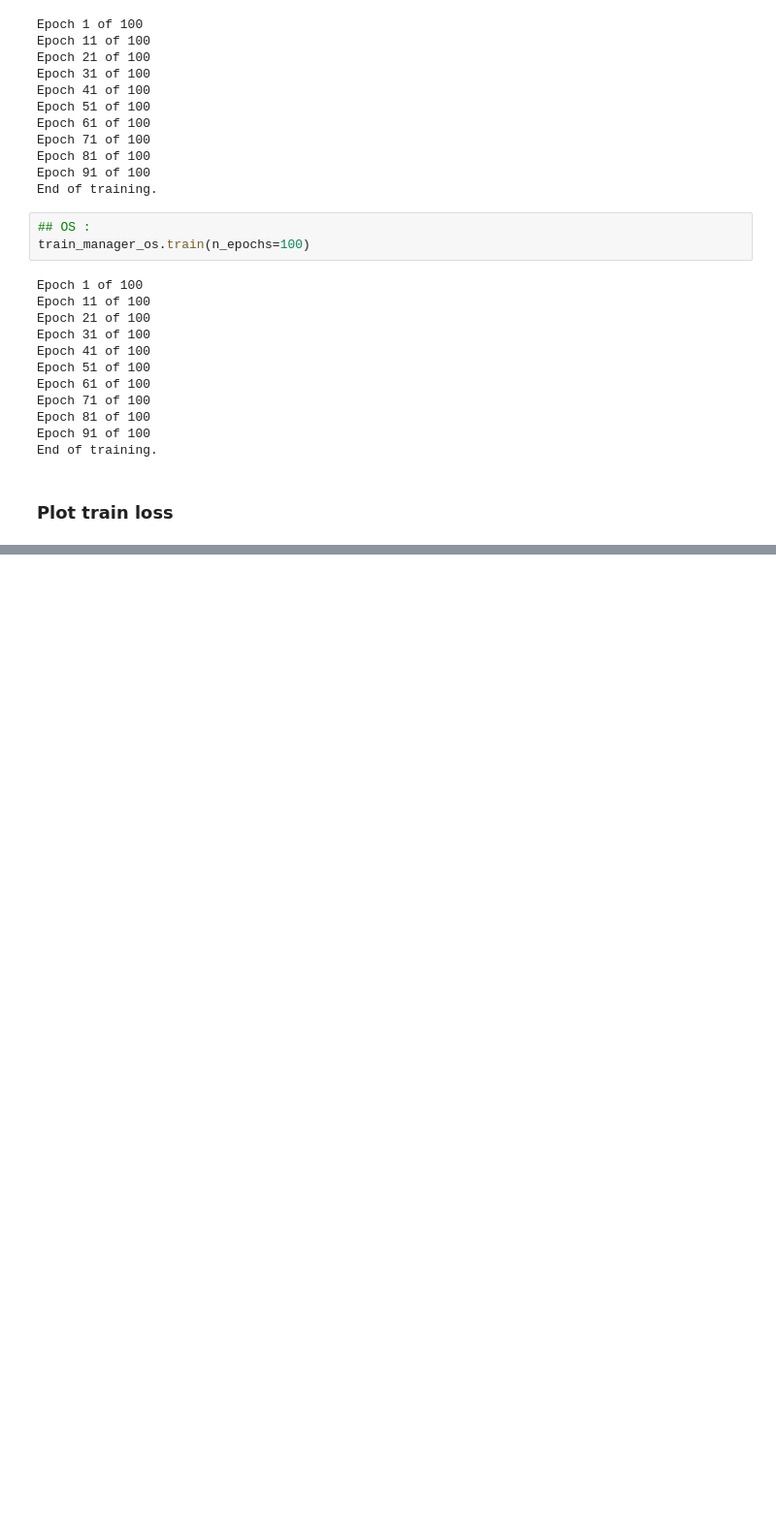
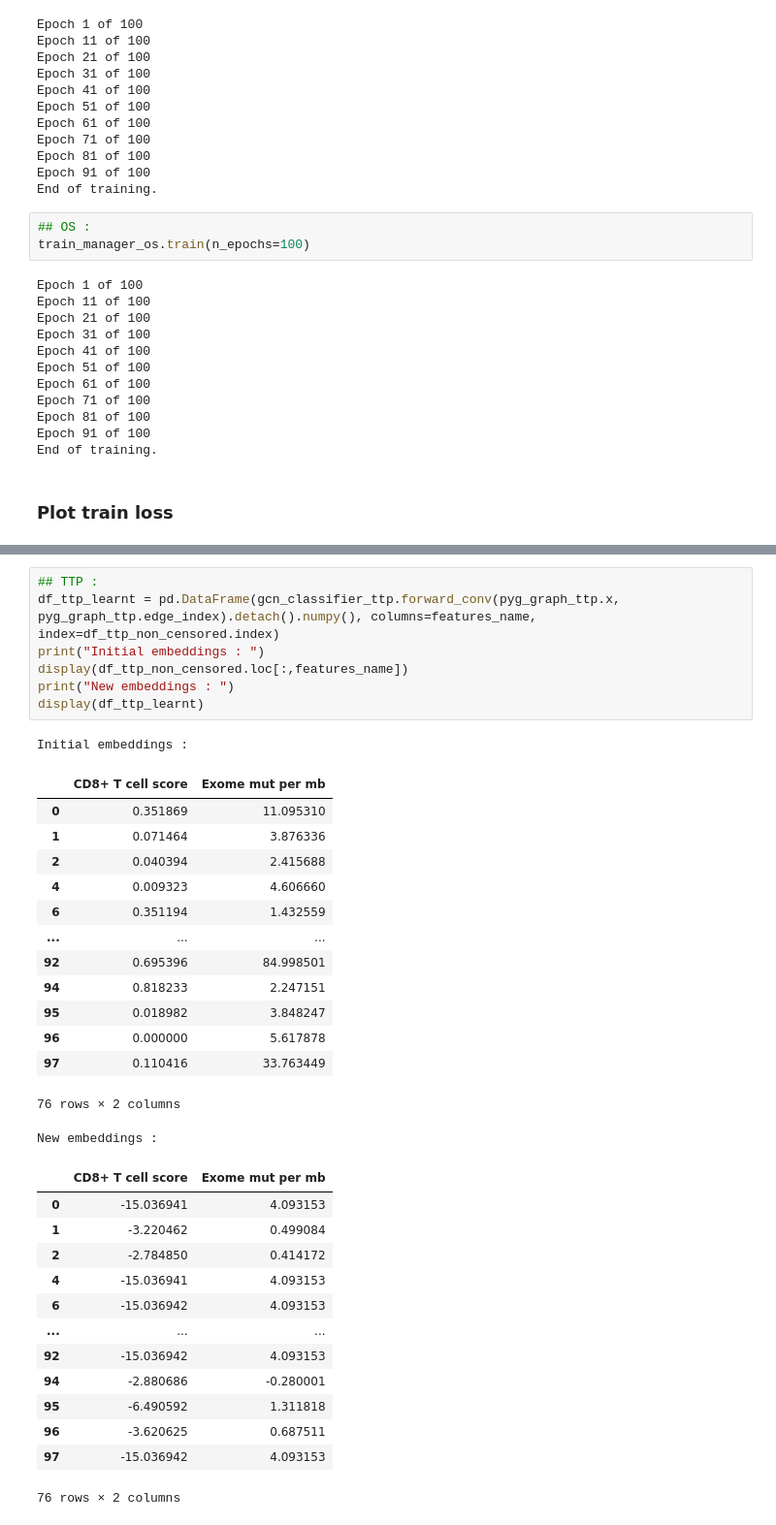
Before and after one commit to Arthur8754/mutational-signatures, a Jupyter notebook: gnn-cox.ipynb, the cells around one changed output, grey strips where cells are left out. Shown: that part at 97% size. Cells and saved outputs as stored; diff of their text form; blank space fills up the shorter version.

Commit message:
Extract learnt embeddings

```diff
--- a/gnn-cox.ipynb
+++ b/gnn-cox.ipynb
@@ -234,0 +240,36 @@ train_manager_os.plot_loss("Train loss OS","train-loss-os.png")
+# %%
+## TTP :
+df_ttp_learnt = pd.DataFrame(gcn_classifier_ttp.forward_conv(pyg_graph_ttp.x, pyg_graph_ttp.edge_index).detach().numpy(), columns=features_name, index=df_ttp_non_censored.index)
+print("Initial embeddings : ")
+display(df_ttp_non_censored.loc[:,features_name])
+print("New embeddings : ")
+display(df_ttp_learnt)
+# %% [output]
+Initial embeddings :
+|  | CD8+ T cell score | Exome mut per mb |
+| 0 | 0.351869 | 11.095310 |
+| 1 | 0.071464 | 3.876336 |
+| 2 | 0.040394 | 2.415688 |
+| 4 | 0.009323 | 4.606660 |
+| 6 | 0.351194 | 1.432559 |
+| ... | ... | ... |
+| 92 | 0.695396 | 84.998501 |
+| 94 | 0.818233 | 2.247151 |
+| 95 | 0.018982 | 3.848247 |
+| 96 | 0.000000 | 5.617878 |
+| 97 | 0.110416 | 33.763449 |
+76 rows × 2 columns
+New embeddings :
+|  | CD8+ T cell score | Exome mut per mb |
+| 0 | -15.036941 | 4.093153 |
+| 1 | -3.220462 | 0.499084 |
+| 2 | -2.784850 | 0.414172 |
+| 4 | -15.036941 | 4.093153 |
+| 6 | -15.036942 | 4.093153 |
+| ... | ... | ... |
+| 92 | -15.036942 | 4.093153 |
+| 94 | -2.880686 | -0.280001 |
+| 95 | -6.490592 | 1.311818 |
+| 96 | -3.620625 | 0.687511 |
+| 97 | -15.036942 | 4.093153 |
+76 rows × 2 columns
```
Also changed, not shown: parts of 7 cells of this notebook, 1 other file.
